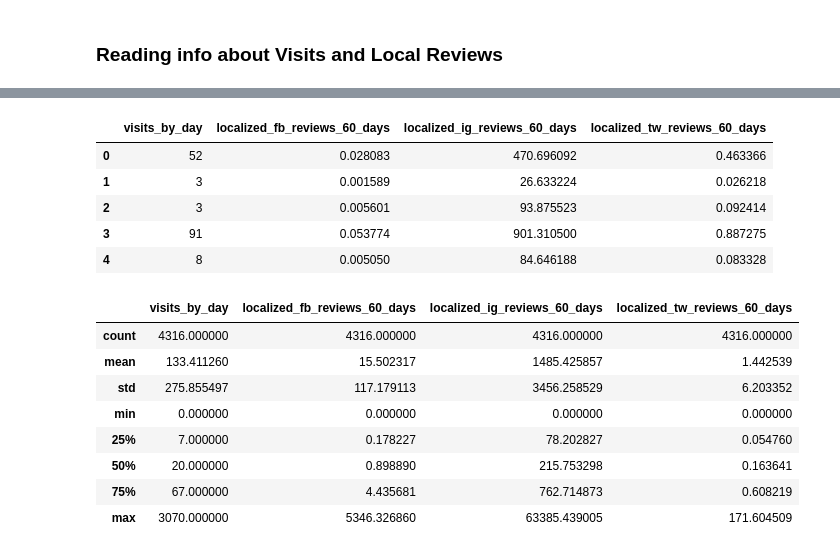
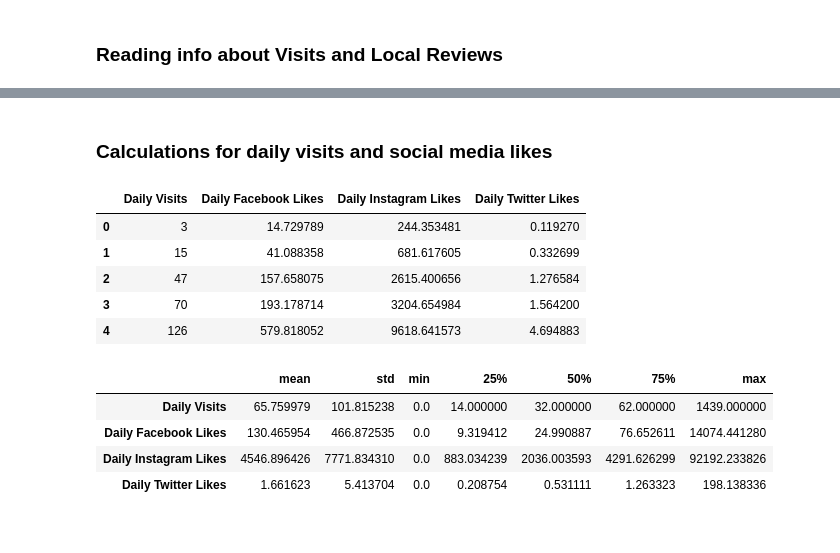
Before and after one commit to embedded-robotics/local-business-network, a Jupyter notebook: part3_visuals_tables/foc_brands_summary_statistics.ipynb, the cells around one changed output, grey strips where cells are left out. Cells and saved outputs as stored; diff of their text form; code cells hidden in the pictures.

```diff
--- a/part3_visuals_tables/foc_brands_summary_statistics.ipynb
+++ b/part3_visuals_tables/foc_brands_summary_statistics.ipynb
@@ -43,0 +93,3 @@ brand_visit_local_reviews.head()
+# %%
+focal_brands_list = focal_brands['BRANDS'].tolist()
+focal_brands_list
@@ -43,0 +107,3 @@ brand_visit_local_reviews.head()
+# %%
+foc_brand = focal_brands_list[7]
+foc_brand
@@ -44,25 +200,28 @@ brand_visit_local_reviews.head()
+# %% [markdown]
+### Calculations for daily visits and social media likes
 # %%
-foc_brand_visits_reviews = brand_visit_local_reviews[brand_visit_local_reviews['brand_visitation'] == 'Sephora']
+foc_brand_visits_reviews = brand_visit_local_reviews[brand_visit_local_reviews['brand_visitation'] == foc_brand]
 foc_brand_visits_reviews = foc_brand_visits_reviews[foc_brand_visits_reviews['date'] > datetime.date(year=2019,month=3,day=1)]
 foc_brand_visits_reviews = foc_brand_visits_reviews[['visits_by_day', 'localized_fb_reviews_60_days',
                                                      'localized_ig_reviews_60_days', 'localized_tw_reviews_60_days']].reset_index(drop=True)
+foc_brand_visits_reviews = foc_brand_visits_reviews.rename(columns={'visits_by_day': 'Daily Visits',
+                                                                    'localized_fb_reviews_60_days': 'Daily Facebook Likes',
+                                                                    'localized_tw_reviews_60_days': 'Daily Twitter Likes',
+                                                                    'localized_ig_reviews_60_days': 'Daily Instagram Likes'})
 foc_brand_visits_reviews.head()
 # %% [output]
-|  | visits_by_day | localized_fb_reviews_60_days | localized_ig_reviews_60_days | localized_tw_reviews_60_days |
-| 0 | 52 | 0.028083 | 470.696092 | 0.463366 |
-| 1 | 3 | 0.001589 | 26.633224 | 0.026218 |
-| 2 | 3 | 0.005601 | 93.875523 | 0.092414 |
-| 3 | 91 | 0.053774 | 901.310500 | 0.887275 |
-| 4 | 8 | 0.005050 | 84.646188 | 0.083328 |
+|  | Daily Visits | Daily Facebook Likes | Daily Instagram Likes | Daily Twitter Likes |
+| 0 | 3 | 14.729789 | 244.353481 | 0.119270 |
+| 1 | 15 | 41.088358 | 681.617605 | 0.332699 |
+| 2 | 47 | 157.658075 | 2615.400656 | 1.276584 |
+| 3 | 70 | 193.178714 | 3204.654984 | 1.564200 |
+| 4 | 126 | 579.818052 | 9618.641573 | 4.694883 |
-# %%
-foc_brand_visits_reviews.describe()
-# %% [output]
-|  | visits_by_day | localized_fb_reviews_60_days | localized_ig_reviews_60_days | localized_tw_reviews_60_days |
-| count | 4316.000000 | 4316.000000 | 4316.000000 | 4316.000000 |
-| mean | 133.411260 | 15.502317 | 1485.425857 | 1.442539 |
-| std | 275.855497 | 117.179113 | 3456.258529 | 6.203352 |
-| min | 0.000000 | 0.000000 | 0.000000 | 0.000000 |
-| 25% | 7.000000 | 0.178227 | 78.202827 | 0.054760 |
-| 50% | 20.000000 | 0.898890 | 215.753298 | 0.163641 |
-| 75% | 67.000000 | 4.435681 | 762.714873 | 0.608219 |
-| max | 3070.000000 | 5346.326860 | 63385.439005 | 171.604509 |
+# %%
+daily_visits_likes = foc_brand_visits_reviews.describe().T.drop(['count'], axis=1)
+daily_visits_likes
+# %% [output]
+|  | mean | std | min | 25% | 50% | 75% | max |
+| Daily Visits | 65.759979 | 101.815238 | 0.0 | 14.000000 | 32.000000 | 62.000000 | 1439.000000 |
+| Daily Facebook Likes | 130.465954 | 466.872535 | 0.0 | 9.319412 | 24.990887 | 76.652611 | 14074.441280 |
+| Daily Instagram Likes | 4546.896426 | 7771.834310 | 0.0 | 883.034239 | 2036.003593 | 4291.626299 | 92192.233826 |
+| Daily Twitter Likes | 1.661623 | 5.413704 | 0.0 | 0.208754 | 0.531111 | 1.263323 | 198.138336 |
```
Also changed, not shown: parts of 26 cells of this notebook.
